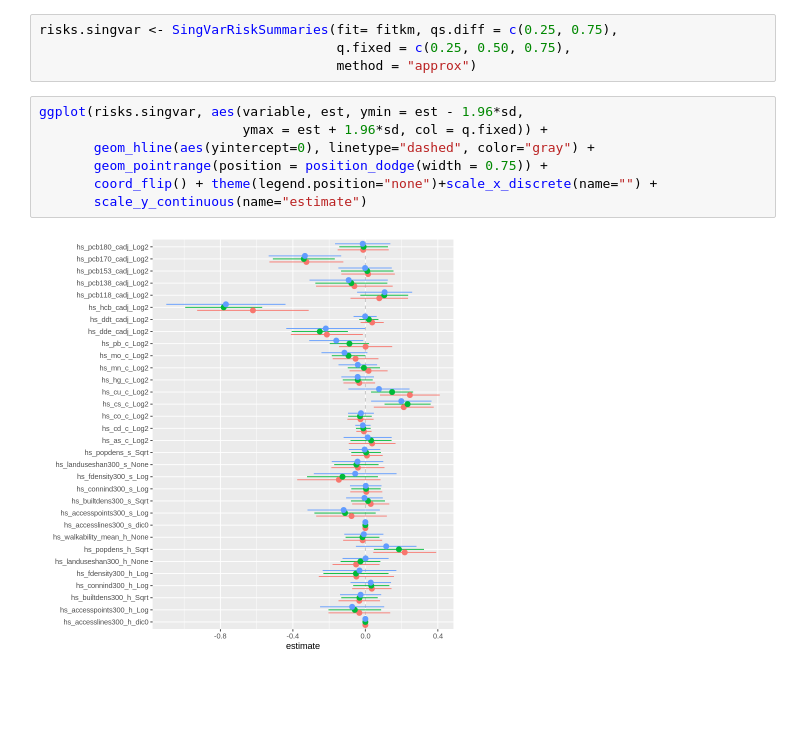
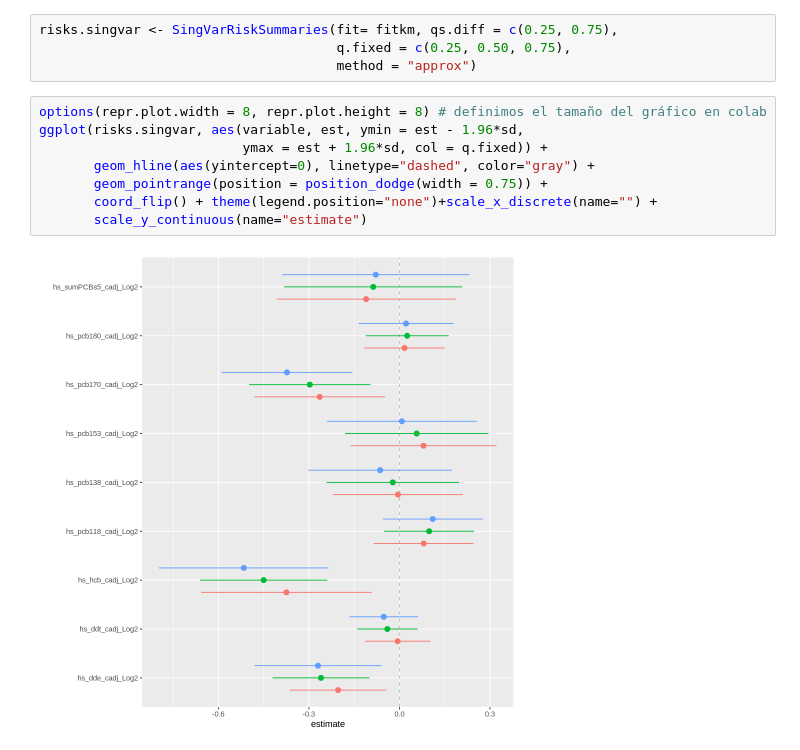
Before and after one commit to alldominguez/ISGlobal.sesion4.Exposoma, a Jupyter notebook: curso_exposoma_modulo_4.ipynb, the cells around one changed output. Cells and saved outputs as stored; diff of their text form; blank space fills up the shorter version.

```diff
--- a/curso_exposoma_modulo_4.ipynb
+++ b/curso_exposoma_modulo_4.ipynb
@@ -1121,11 +1131,12 @@ risks.singvar <- SingVarRiskSummaries(fit= fitkm, qs.diff = c(0.25, 0.75),
                                       q.fixed = c(0.25, 0.50, 0.75),
                                       method = "approx")
 # %%
+options(repr.plot.width = 8, repr.plot.height = 8) # definimos el tamaño del gráfico en colab
 ggplot(risks.singvar, aes(variable, est, ymin = est - 1.96*sd,
                           ymax = est + 1.96*sd, col = q.fixed)) +
        geom_hline(aes(yintercept=0), linetype="dashed", color="gray") +
        geom_pointrange(position = position_dodge(width = 0.75)) +
        coord_flip() + theme(legend.position="none")+scale_x_discrete(name="") +
        scale_y_continuous(name="estimate")
 # %% [output]
-[figure, old version]
+[figure, new version]
```
Also changed, not shown: parts of 7 cells of this notebook.
